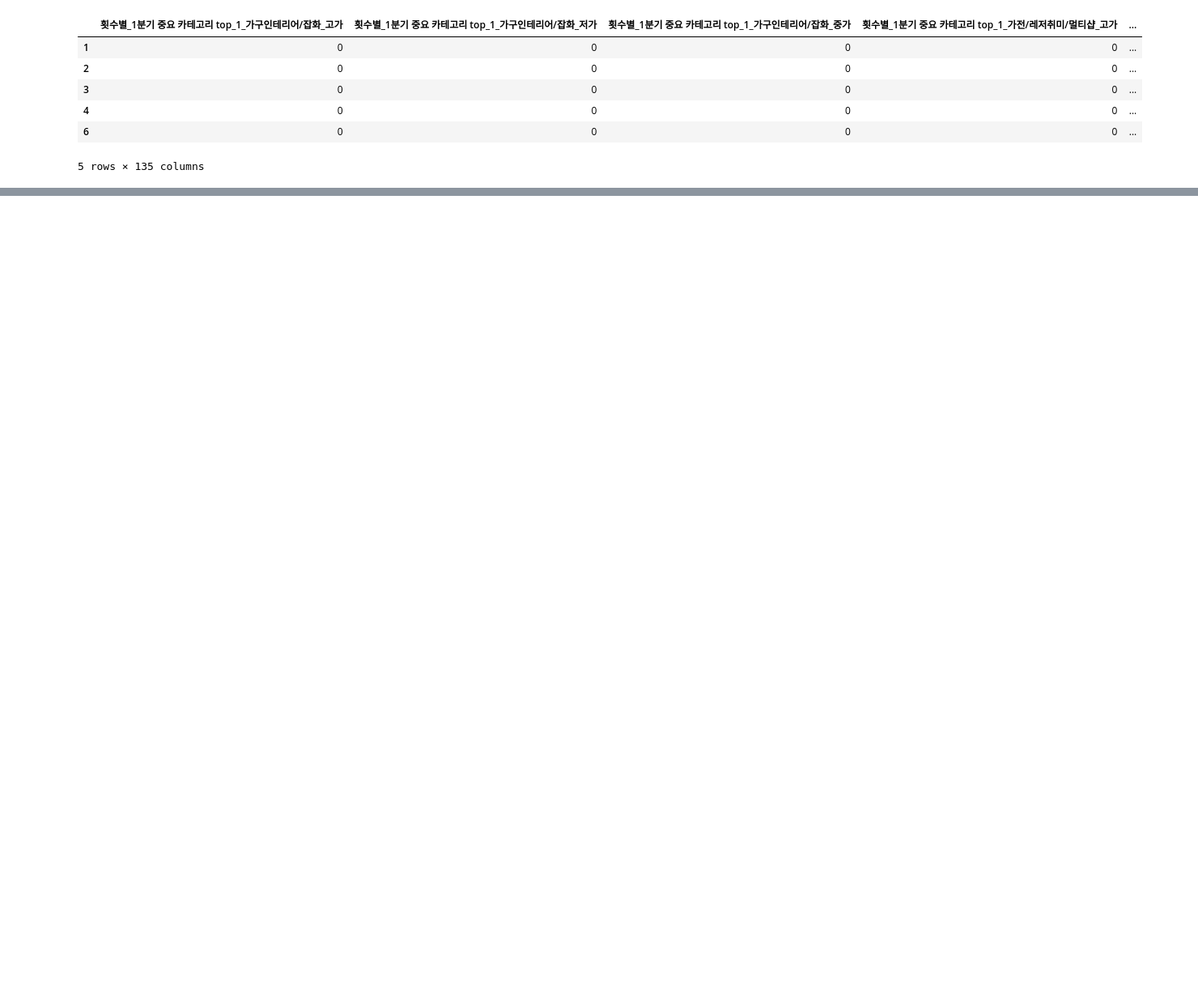
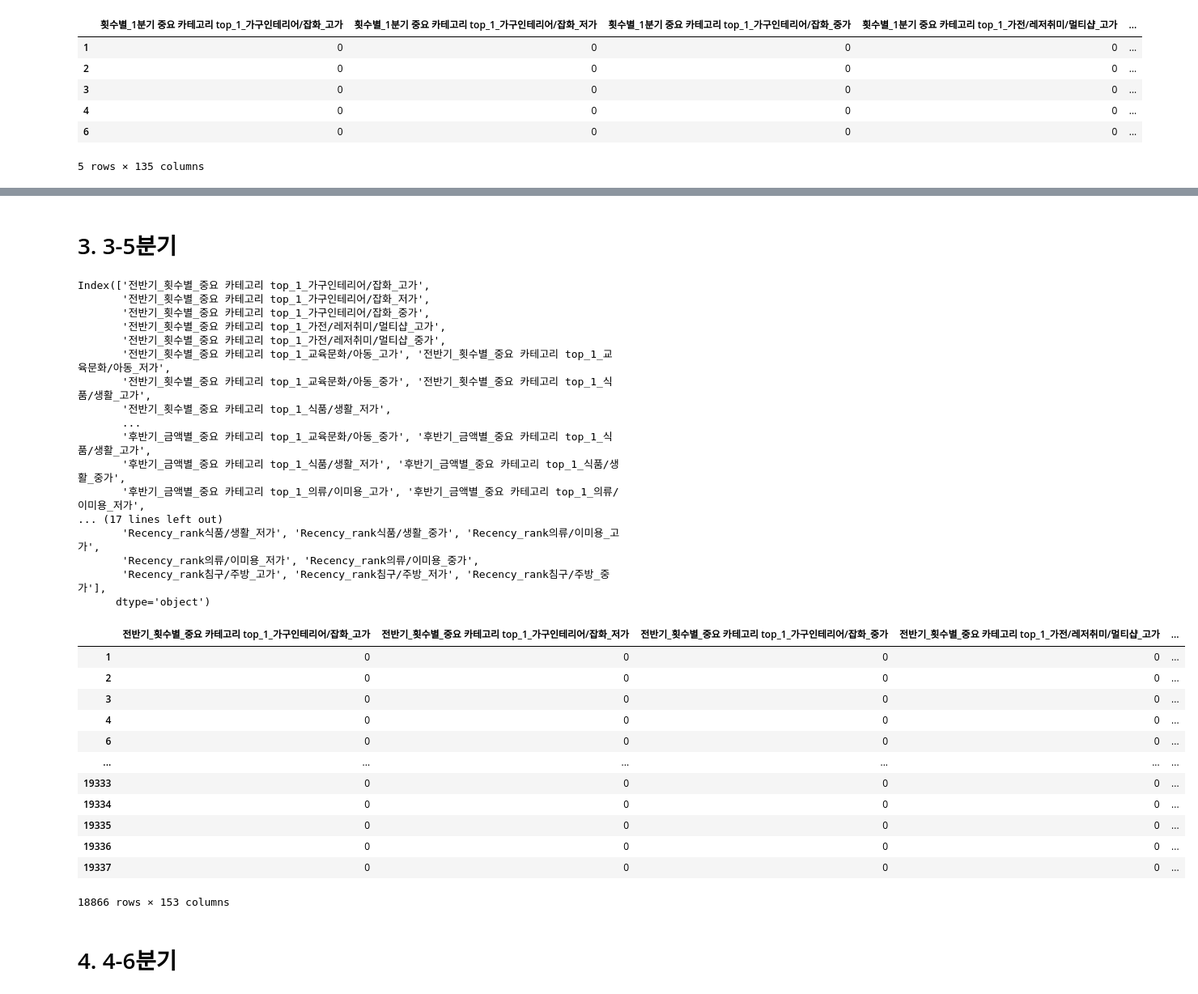
Before and after one commit to leejunghyunA/second_projects, a Jupyter notebook: F_top2 피처 인코딩.ipynb, the cells around one changed output, grey strips where cells are left out. Shown at 81% size. Drawn from its saved outputs; the diff is of its cells as text; code cells hidden in the pictures; blank space fills up the shorter version.

```diff
--- a/F_top2 피처 인코딩.ipynb
+++ b/F_top2 피처 인코딩.ipynb
@@ -779,0 +910,49 @@ plus_features_q3.to_csv('change_label.csv')
+# %%
+RMF_Engel_Q1 = pd.read_csv('생성데이터/RFM/6. 분기별 데이터/Rmf_plus_engel_Q1.csv', index_col = 0)
+RMF_Engel_Q2 = pd.read_csv('생성데이터/RFM/6. 분기별 데이터/Rmf_plus_engel_Q2.csv', index_col = 0)
+RMF_Engel_Q3 = pd.read_csv('생성데이터/RFM/6. 분기별 데이터/Rmf_plus_engel_Q3.csv', index_col = 0)
+RMF_Engel_Q4 = pd.read_csv('생성데이터/RFM/6. 분기별 데이터/Rmf_plus_engel_Q4.csv', index_col = 0)
+RMF_Engel_Q5 = pd.read_csv('생성데이터/RFM/6. 분기별 데이터/Rmf_plus_engel_Q5.csv', index_col = 0)
+RMF_Engel_Q6 = pd.read_csv('생성데이터/RFM/6. 분기별 데이터/Rmf_plus_engel_Q6.csv', index_col = 0)
+RMF_Engel_Q7 = pd.read_csv('생성데이터/RFM/6. 분기별 데이터/Rmf_plus_engel_Q7.csv', index_col = 0)
+RMF_Engel_Q8 = pd.read_csv('생성데이터/RFM/6. 분기별 데이터/Rmf_plus_engel_Q8.csv', index_col = 0)
+Total_Q = pd.read_csv('생성데이터/RFM/6. 분기별 데이터/Rmf_plus_engel_totalQ.csv', index_col = 0)
+# %% [markdown]
+# 3. 3-5분기
+# %%
+Q35_df = [RMF_Engel_Q3, RMF_Engel_Q4, RMF_Engel_Q5]
+Category_Top_Q3_Q5 =  create_df(Q35_df, 6)
+Category_Top_Q3_Q5
+# %% [output]
+Index(['전반기_횟수별_중요 카테고리 top_1_가구인테리어/잡화_고가',
+       '전반기_횟수별_중요 카테고리 top_1_가구인테리어/잡화_저가',
+       '전반기_횟수별_중요 카테고리 top_1_가구인테리어/잡화_중가',
+       '전반기_횟수별_중요 카테고리 top_1_가전/레저취미/멀티샵_고가',
+       '전반기_횟수별_중요 카테고리 top_1_가전/레저취미/멀티샵_중가',
+       '전반기_횟수별_중요 카테고리 top_1_교육문화/아동_고가', '전반기_횟수별_중요 카테고리 top_1_교육문화/아동_저가',
+       '전반기_횟수별_중요 카테고리 top_1_교육문화/아동_중가', '전반기_횟수별_중요 카테고리 top_1_식품/생활_고가',
+       '전반기_횟수별_중요 카테고리 top_1_식품/생활_저가',
+       ...
+       '후반기_금액별_중요 카테고리 top_1_교육문화/아동_중가', '후반기_금액별_중요 카테고리 top_1_식품/생활_고가',
+       '후반기_금액별_중요 카테고리 top_1_식품/생활_저가', '후반기_금액별_중요 카테고리 top_1_식품/생활_중가',
+       '후반기_금액별_중요 카테고리 top_1_의류/이미용_고가', '후반기_금액별_중요 카테고리 top_1_의류/이미용_저가',
+... (17 lines left out)
+       'Recency_rank식품/생활_저가', 'Recency_rank식품/생활_중가', 'Recency_rank의류/이미용_고가',
+       'Recency_rank의류/이미용_저가', 'Recency_rank의류/이미용_중가',
+       'Recency_rank침구/주방_고가', 'Recency_rank침구/주방_저가', 'Recency_rank침구/주방_중가'],
+      dtype='object')
+|  | 전반기_횟수별_중요 카테고리 top_1_가구인테리어/잡화_고가 | 전반기_횟수별_중요 카테고리 top_1_가구인테리어/잡화_저가 | 전반기_횟수별_중요 카테고리 top_1_가구인테리어/잡화_중가 | 전반기_횟수별_중요 카테고리 top_1_가전/레저취미/멀티샵_고가 | ... |
+| 1 | 0 | 0 | 0 | 0 | ... |
+| 2 | 0 | 0 | 0 | 0 | ... |
+| 3 | 0 | 0 | 0 | 0 | ... |
+| 4 | 0 | 0 | 0 | 0 | ... |
+| 6 | 0 | 0 | 0 | 0 | ... |
+| ... | ... | ... | ... | ... | ... |
+| 19333 | 0 | 0 | 0 | 0 | ... |
+| 19334 | 0 | 0 | 0 | 0 | ... |
+| 19335 | 0 | 0 | 0 | 0 | ... |
+| 19336 | 0 | 0 | 0 | 0 | ... |
+| 19337 | 0 | 0 | 0 | 0 | ... |
+18866 rows × 153 columns
+# %% [markdown]
+# 4. 4-6분기
```
Also changed, not shown: parts of 27 cells of this notebook, 1 other file.
